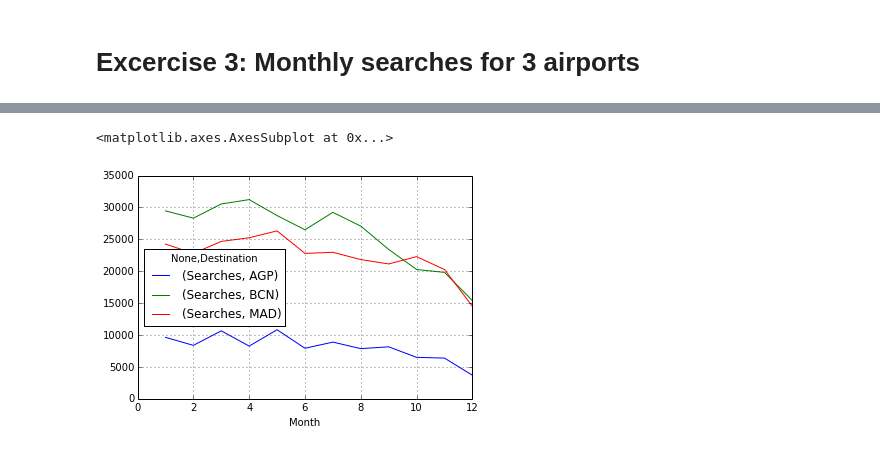
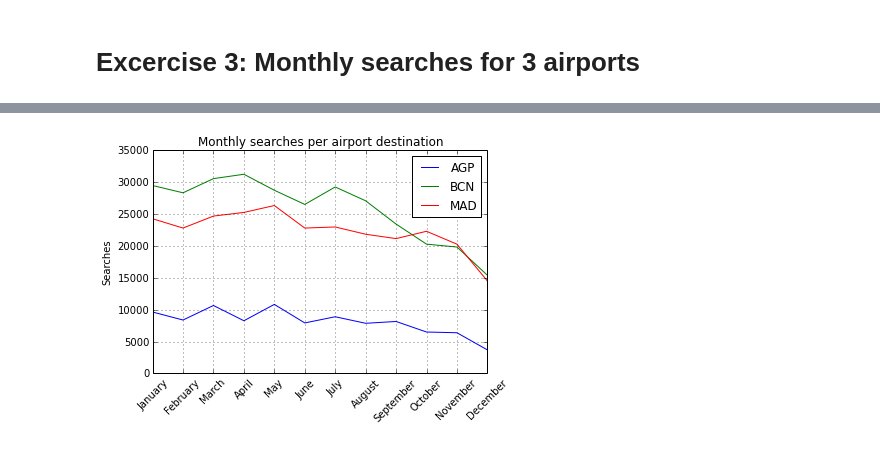
Before and after one commit to EoinThomas/Hiring-test, a Jupyter notebook: exercise3.ipynb, the cells around one changed output, grey strips where cells are left out. Cells and saved outputs as stored; diff of their text form; code cells hidden in the pictures.

Commit message:
Minor updates to ex3 and bonus1
Cleared up the figure in ex3. Bonus 1 now uses all the data.

```diff
--- a/exercise3.ipynb
+++ b/exercise3.ipynb
@@ -13,0 +14,4 @@ import matplotlib.pyplot as matplot
+# %%
+list_ports = ['AGP','MAD','BCN'] # code is compatible with any number of airports
+list_ports.sort() # ensures the legend is accurate in plot
+print list_ports
@@ -14,5 +20,9 @@ import matplotlib.pyplot as matplot
 # %%
-data_searches = pd.read_csv('searches.csv',sep = '^', usecols = ['Destination','Date']) #loading the relevant columns
-data_searches_dest = data_searches[data_searches.Destination.isin(['BCN','MAD','AGP'])] #selecting relevant rows
-del data_searches
+data_searches_dest = pd.DataFrame() #initialise dataframe for data filtered by destination
+searches_reader = pd.read_csv('searches.csv',sep = '^', usecols = ['Destination','Date'],chunksize = 100000) #loading the relevant columns
+
+for chunk in searches_reader:
+    data_searches_dest = data_searches_dest.append(chunk[chunk.Destination.isin(list_ports)]) #selecting relevant rows
+
+del chunk,searches_reader
 # %%
@@ -44,5 +35,11 @@ gby_month_dest.count()  #Displays a table equivalent to a histogram
-# %%
-gby_month_dest.count().unstack().plot() #Basic plot, axes and legend will need to be edited
-# %% [output]
-<matplotlib.axes.AxesSubplot at 0x...>
-[figure, removed]
+# %%
+fig = gby_month_dest.count().unstack().plot() #Basic plot, axes and legend will need to be edited
+fig.set_ylabel('Searches')
+fig.set_xlabel('')
+fig.set_title('Monthly searches per airport destination')
+fig.legend(list_ports);
+fig.set_xlim(1,12)
+fig.set_xticks(range(1,13))
+fig.set_xticklabels(calendar.month_name[1:13],rotation = 45);
+# %% [output]
+[figure, added]
```
Also changed, not shown: parts of 6 cells of this notebook, 3 other files.
